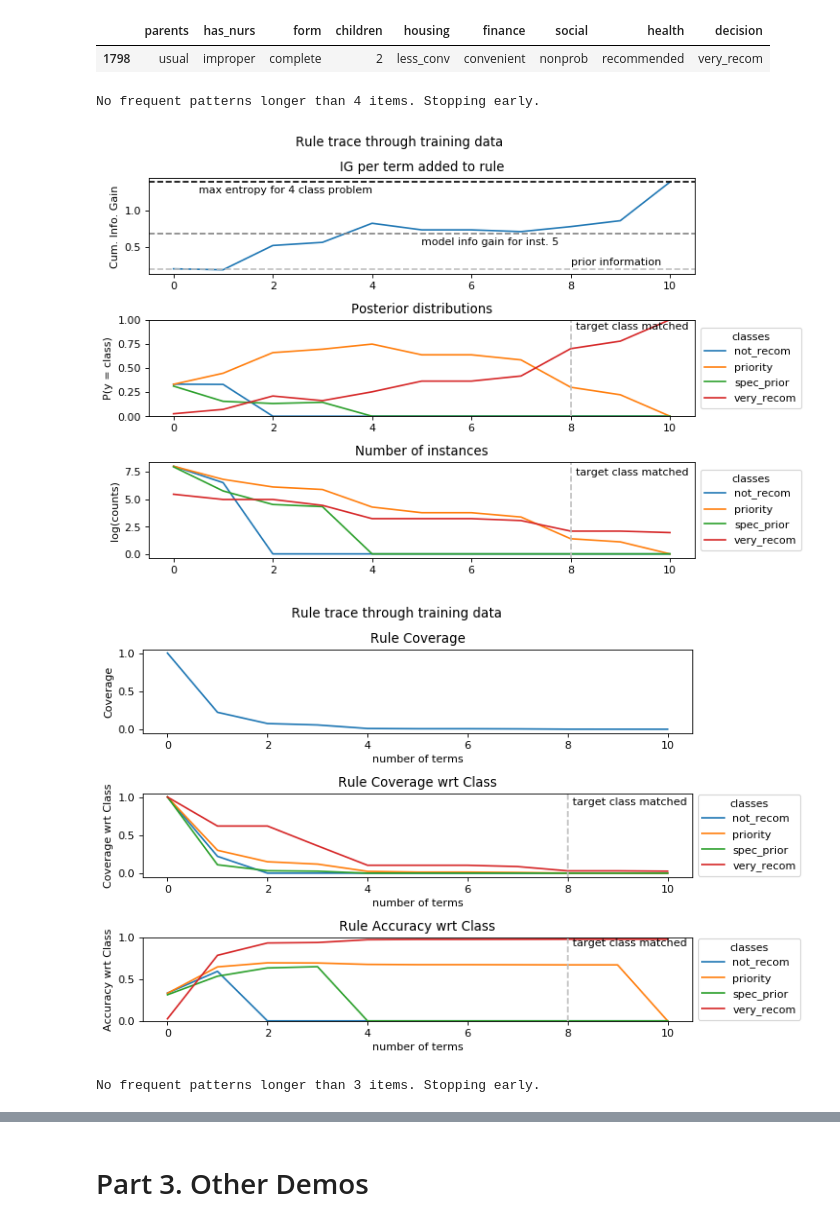
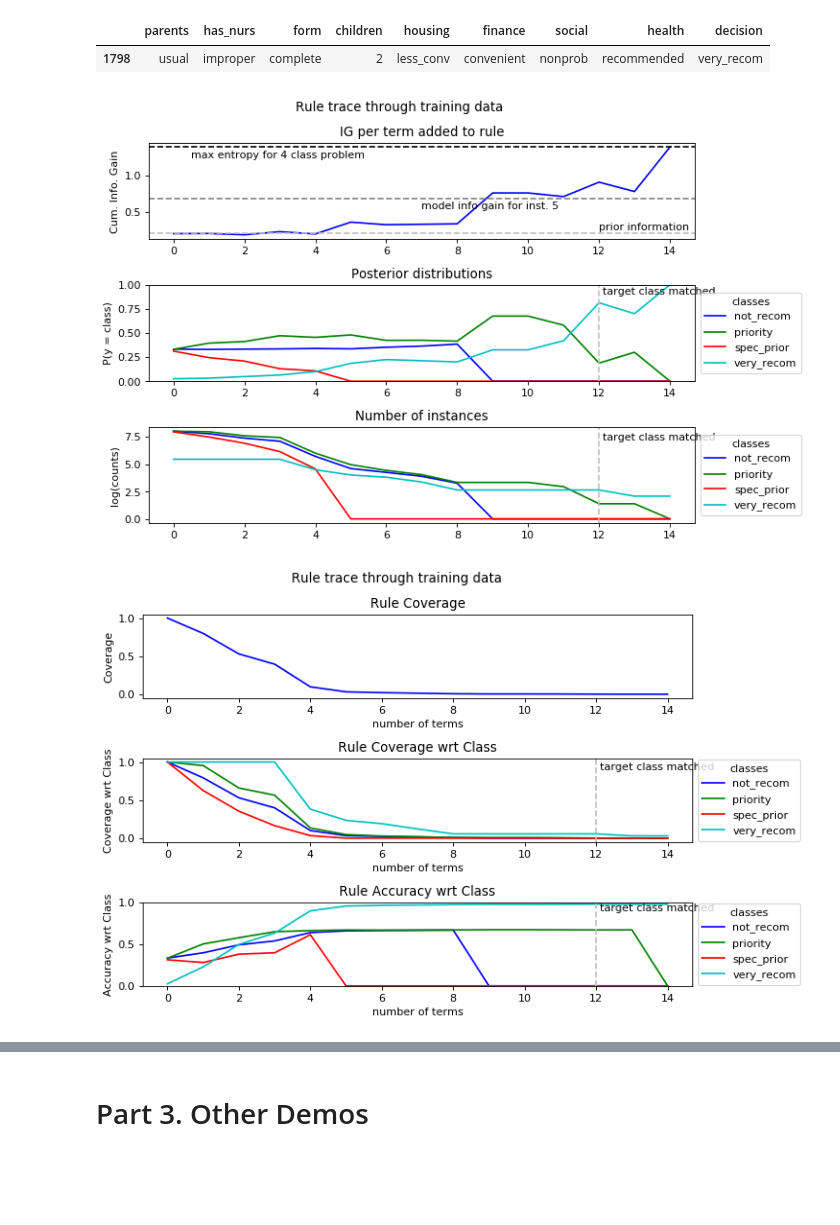
Before and after one commit to julianhatwell/interpret_basics2, a Jupyter notebook: Explanations of nursery data set.ipynb, the cells around one changed output, grey strips where cells are left out. Saved outputs shown, nothing was run; the diff lists cells and outputs as text; code cells hidden in the pictures; blank space fills up the shorter version.

```diff
--- a/Explanations of nursery data set.ipynb
+++ b/Explanations of nursery data set.ipynb
@@ -319,40 +342,40 @@ training_labels = y_train
 
 # MAJORITY
 # generate a set of paths, sorting can be tuned
-sorted_fp = get_sorted_fp(get_paths(nfp, instance, by_tree = False, which_trees='majority'),
-                                 support = 0.2, max_itemset_size = 6, alpha = 0.0)
+sorted_fp = get_sorted_fp(get_paths(nfp, instance, by_tree = False
+                                   , which_trees='majority'),
+                                 support = 0.2, alpha = 0.0)
 # create the rule accumulator
 ra = rule_accumulator(vars_dict=vars_dict, onehot_dict = onehot_dict, rule_list=sorted_fp)
 
 # run the profile
 ra, model_votes = profile_instance(instance=instance
                                      , fp_object = nfp
                                      , rule_acc = ra
                                      , training_data = encoder.transform(training_data)
                                      , training_labels = training_labels
                                      , features = onehot_features
                                      , class_names = class_names
                                      , stopping_param = 0.8)
 
 # MINORITY
 # generate a set of paths, sorting can be tuned
-sorted_fp_min = get_sorted_fp(get_paths(nfp, instance, by_tree = False, which_trees='minority'),
-                                 support = 0.2, max_itemset_size = 6, alpha = 0.0)
+sorted_fp_min = get_sorted_fp(get_paths(nfp, instance, by_tree = False
+                                       , which_trees='minority'),
+                                 support = 0.2, alpha = 0.0)
 
 # create the rule accumulator
 ra_min = rule_accumulator(vars_dict=vars_dict, onehot_dict = onehot_dict, rule_list=sorted_fp_min)
 
 # run the profile
 ra_min, model_votes = profile_instance(instance=instance
                                      , fp_object = nfp
                                      , rule_acc = ra_min
                                      , training_data = encoder.transform(training_data)
                                      , training_labels = training_labels
                                      , features = onehot_features
                                      , class_names = class_names
                                      , stopping_param = 0.8)
 # %% [output]
-No frequent patterns longer than 4 items. Stopping early.
-[figure, old version]
+[figure, new version]
-[figure, old version]
+[figure, new version]
-No frequent patterns longer than 3 items. Stopping early.
```
Also changed, not shown: parts of 31 cells of this notebook, 6 other files.
